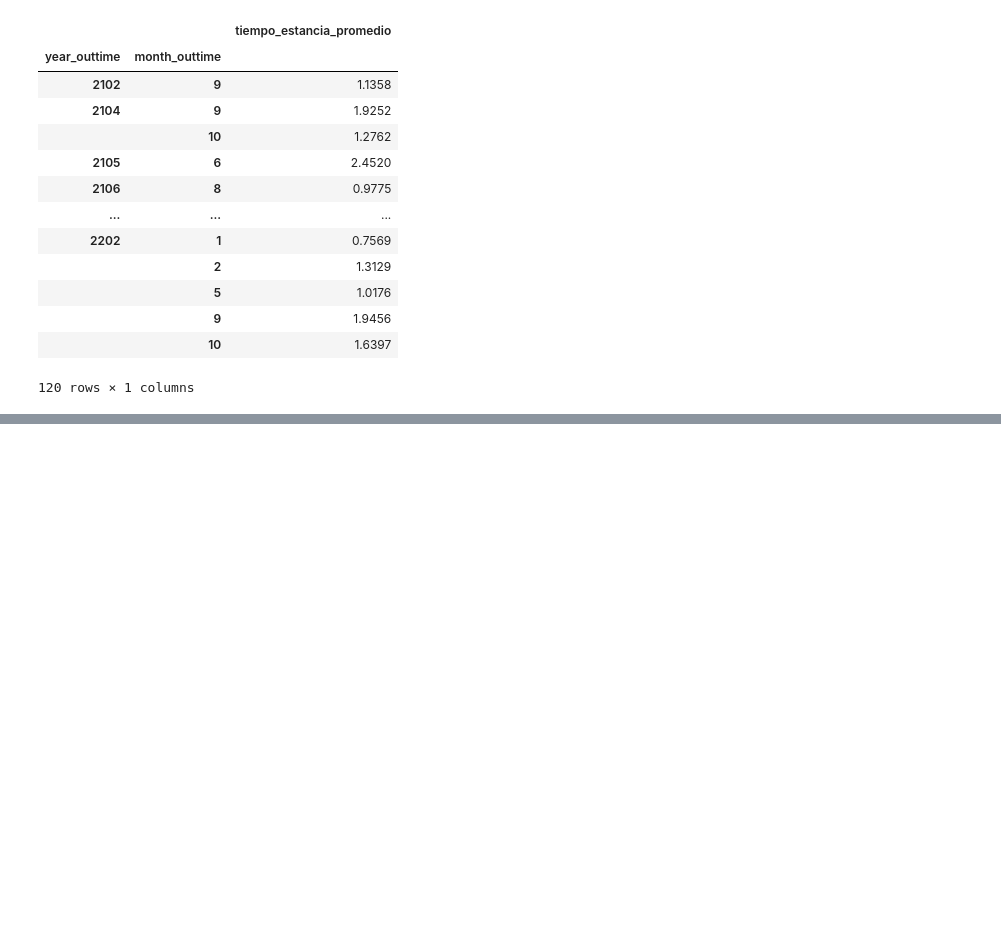
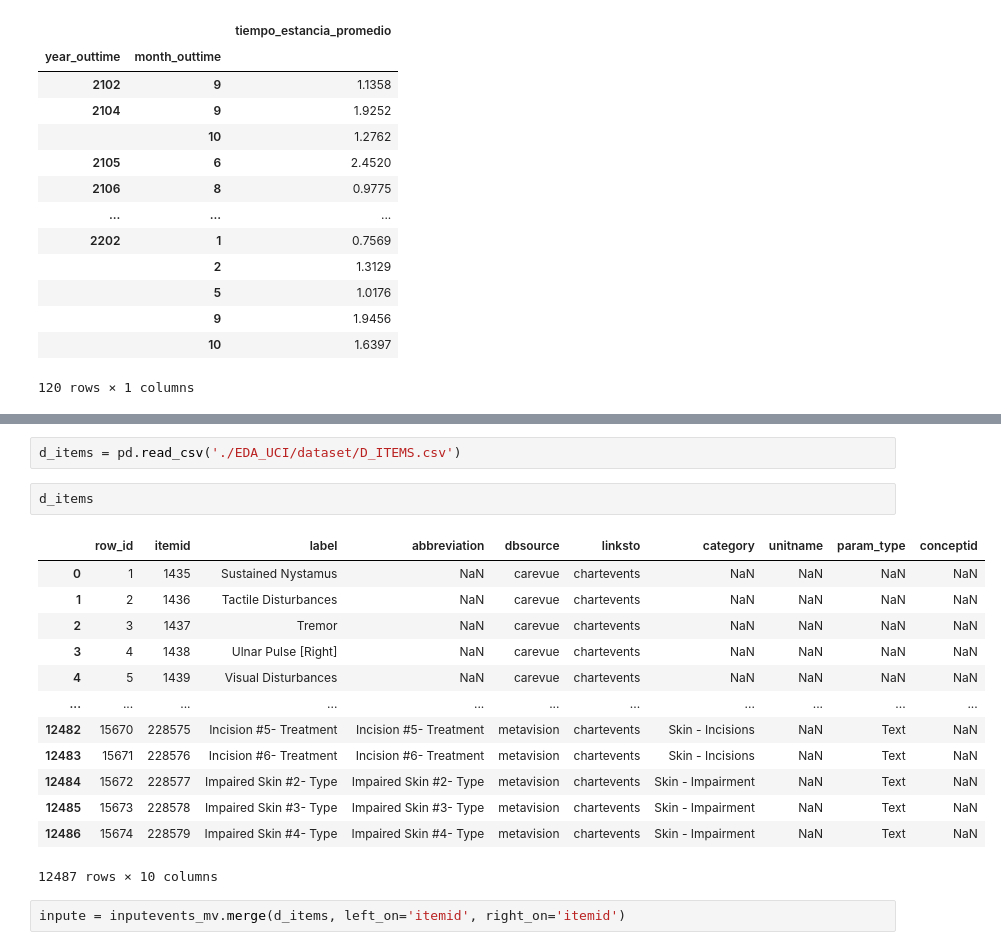
Before and after one commit to LuisM18/PF_Henry_UCI, a Jupyter notebook: auxiliar.ipynb, the cells around one changed output, grey strips where cells are left out. Drawn from its saved outputs; the diff is of its cells as text; blank space fills up the shorter version.

Commit message:
añadiendo analisis inputevents

```diff
--- a/auxiliar.ipynb
+++ b/auxiliar.ipynb
@@ -581,0 +595,20 @@ tiempo
+# %%
+d_items = pd.read_csv('./EDA_UCI/dataset/D_ITEMS.csv')
+# %%
+d_items
+# %% [output]
+|  | row_id | itemid | label | abbreviation | dbsource | linksto | category | unitname | param_type | conceptid |
+| 0 | 1 | 1435 | Sustained Nystamus | NaN | carevue | chartevents | NaN | NaN | NaN | NaN |
+| 1 | 2 | 1436 | Tactile Disturbances | NaN | carevue | chartevents | NaN | NaN | NaN | NaN |
+| 2 | 3 | 1437 | Tremor | NaN | carevue | chartevents | NaN | NaN | NaN | NaN |
+| 3 | 4 | 1438 | Ulnar Pulse [Right] | NaN | carevue | chartevents | NaN | NaN | NaN | NaN |
+| 4 | 5 | 1439 | Visual Disturbances | NaN | carevue | chartevents | NaN | NaN | NaN | NaN |
+| ... | ... | ... | ... | ... | ... | ... | ... | ... | ... | ... |
+| 12482 | 15670 | 228575 | Incision #5- Treatment | Incision #5- Treatment | metavision | chartevents | Skin - Incisions | NaN | Text | NaN |
+| 12483 | 15671 | 228576 | Incision #6- Treatment | Incision #6- Treatment | metavision | chartevents | Skin - Incisions | NaN | Text | NaN |
+| 12484 | 15672 | 228577 | Impaired Skin #2- Type | Impaired Skin #2- Type | metavision | chartevents | Skin - Impairment | NaN | Text | NaN |
+| 12485 | 15673 | 228578 | Impaired Skin #3- Type | Impaired Skin #3- Type | metavision | chartevents | Skin - Impairment | NaN | Text | NaN |
+| 12486 | 15674 | 228579 | Impaired Skin #4- Type | Impaired Skin #4- Type | metavision | chartevents | Skin - Impairment | NaN | Text | NaN |
+12487 rows × 10 columns
+# %%
+inpute = inputevents_mv.merge(d_items, left_on='itemid', right_on='itemid')
```
Also changed, not shown: parts of 12 cells of this notebook, 1 other file.
